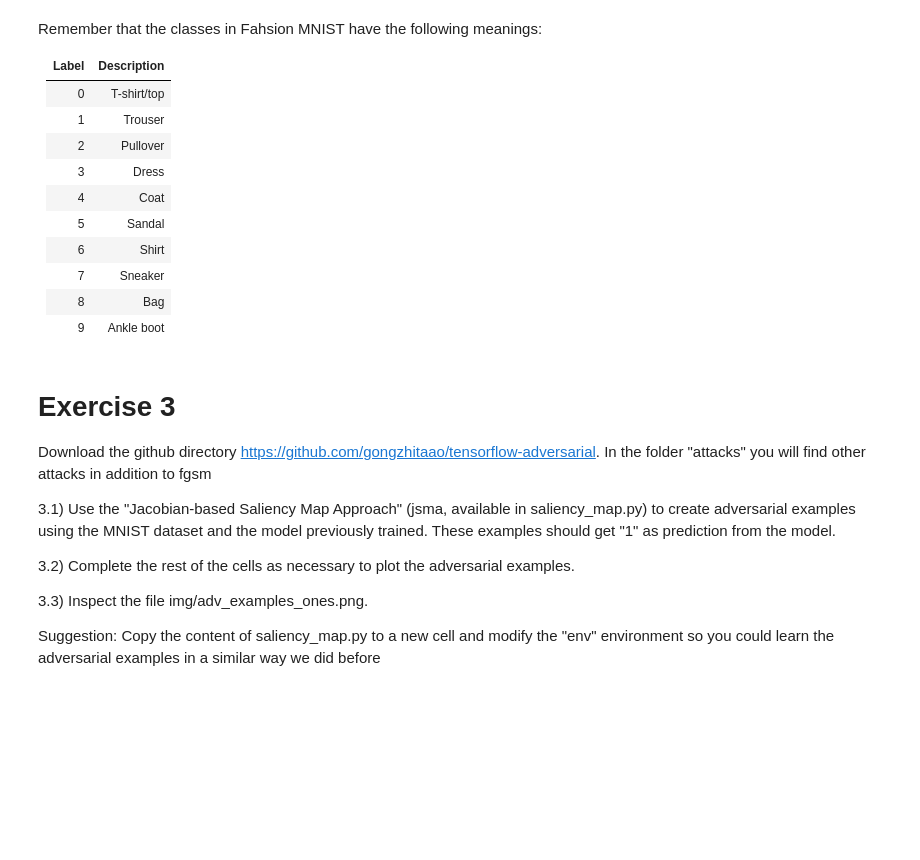
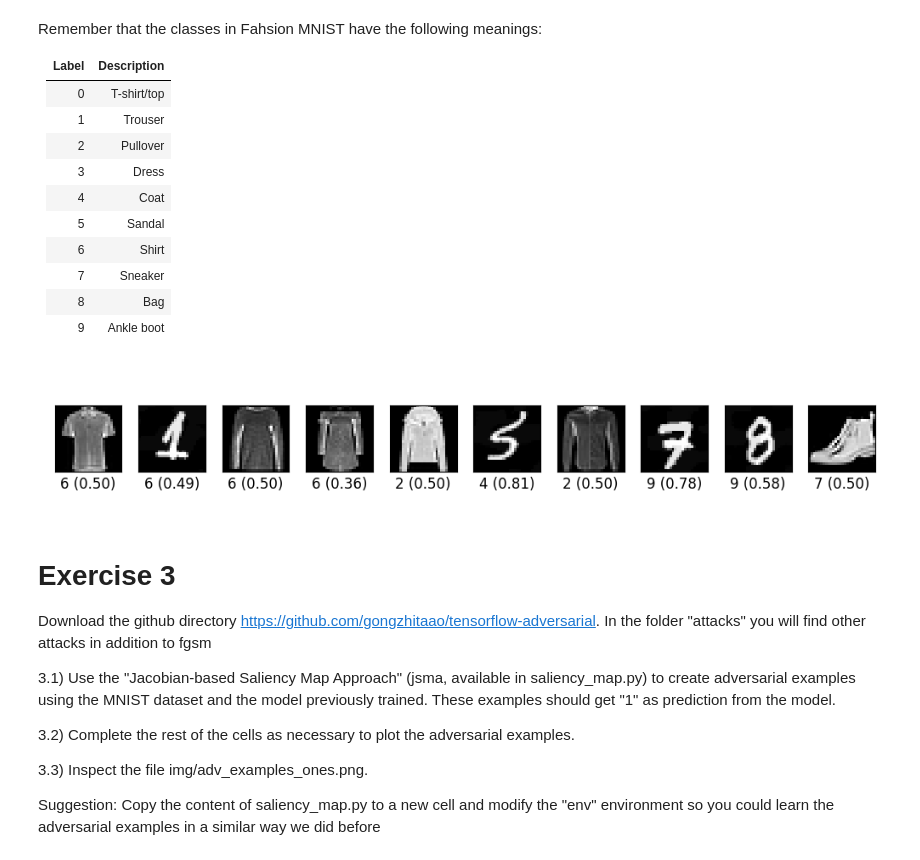
Before and after one commit to juletx/MLNN-labs, a Jupyter notebook: Lab13/Lab13_Adversarial_Examples.ipynb, the cells around one changed output. Cells and saved outputs as stored; diff of their text form; code cells hidden in the pictures; blank space fills up the shorter version.

```diff
--- a/Lab13/Lab13_Adversarial_Examples.ipynb
+++ b/Lab13/Lab13_Adversarial_Examples.ipynb
@@ -695,6 +945,10 @@ Remember that the classes in Fahsion MNIST have the following meanings:
 |   7   |   Sneaker   |
 |   8   |     Bag     |
 |   9   |  Ankle boot |
+# %%
+Image.open("img_fashion/ex_00.png")
+# %% [output]
+[figure, added]
 # %% [markdown]
 # Exercise 3
 
```
Also changed, not shown: parts of 27 cells of this notebook, 6 other files.
